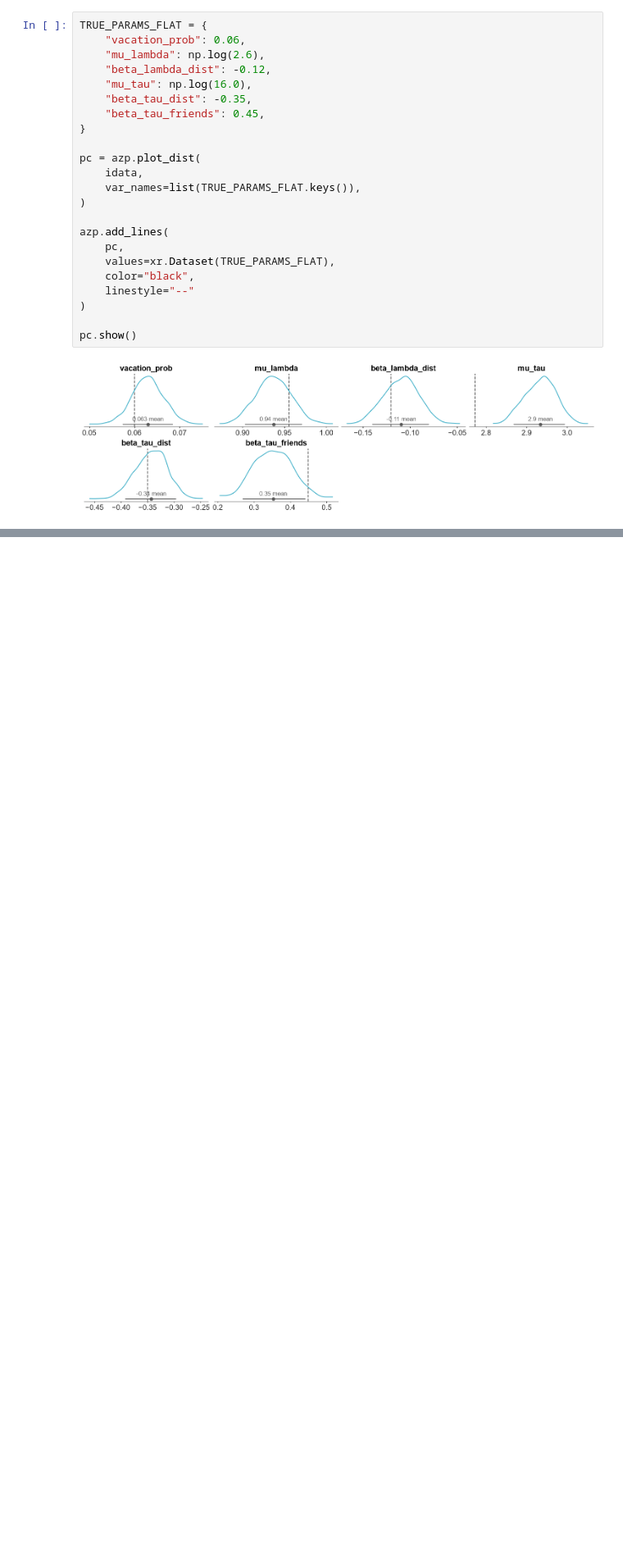
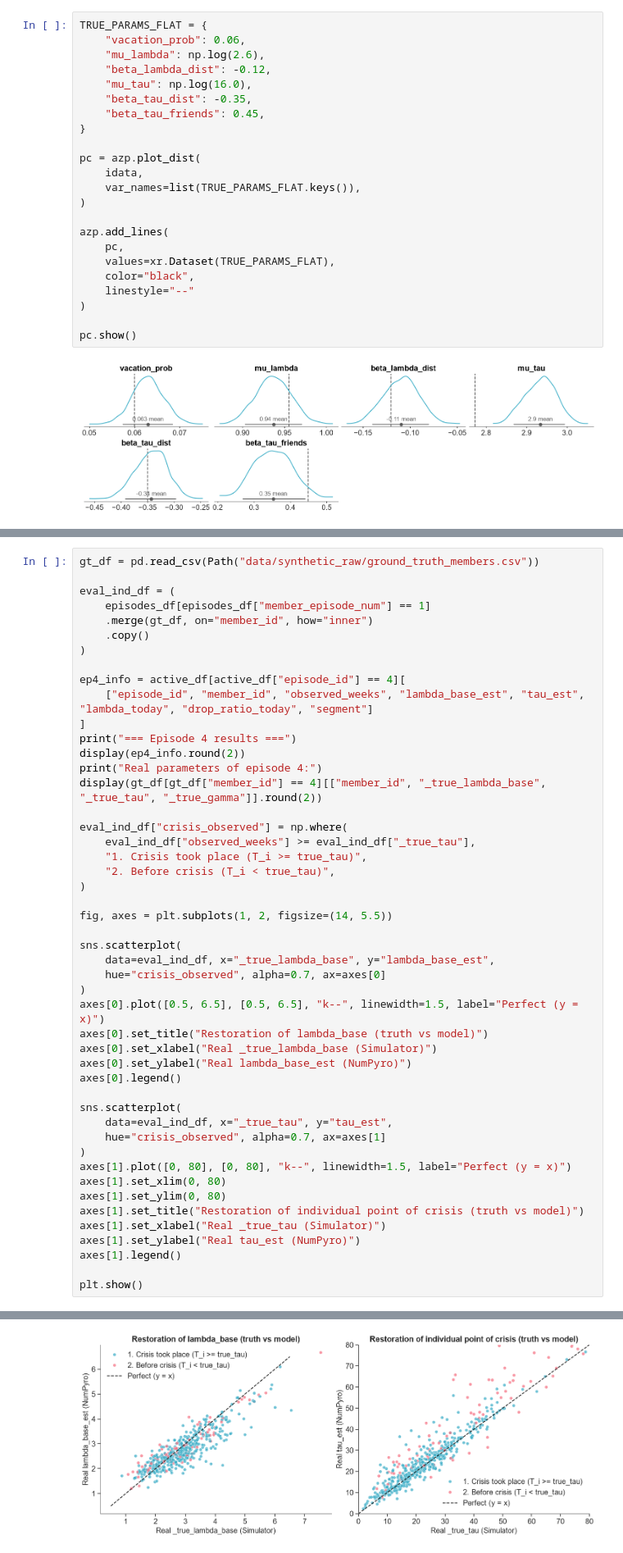
Before and after one commit to mszulak/gym-churn-project, a Jupyter notebook: notebooks/04_numpyro_habit_model.ipynb, the cells around one changed output, grey strips where cells are left out. Shown at 82% size. Drawn from its saved outputs; the diff is of its cells as text; blank space fills up the shorter version.

```diff
--- a/notebooks/04_numpyro_habit_model.ipynb
+++ b/notebooks/04_numpyro_habit_model.ipynb
@@ -258,0 +436,49 @@ SVI training finished in: 29.63 seconds
+# %%
+gt_df = pd.read_csv(Path("data/synthetic_raw/ground_truth_members.csv"))
+
+eval_ind_df = (
+    episodes_df[episodes_df["member_episode_num"] == 1]
+    .merge(gt_df, on="member_id", how="inner")
+    .copy()
+)
+
+ep4_info = active_df[active_df["episode_id"] == 4][
+    ["episode_id", "member_id", "observed_weeks", "lambda_base_est", "tau_est", "lambda_today", "drop_ratio_today", "segment"]
+]
+print("=== Episode 4 results ===")
+display(ep4_info.round(2))
+print("Real parameters of episode 4:")
+display(gt_df[gt_df["member_id"] == 4][["member_id", "_true_lambda_base", "_true_tau", "_true_gamma"]].round(2))
+
+eval_ind_df["crisis_observed"] = np.where(
+    eval_ind_df["observed_weeks"] >= eval_ind_df["_true_tau"],
+    "1. Crisis took place (T_i >= true_tau)",
+    "2. Before crisis (T_i < true_tau)",
+)
+
+fig, axes = plt.subplots(1, 2, figsize=(14, 5.5))
+
+sns.scatterplot(
+    data=eval_ind_df, x="_true_lambda_base", y="lambda_base_est",
+    hue="crisis_observed", alpha=0.7, ax=axes[0]
+)
+axes[0].plot([0.5, 6.5], [0.5, 6.5], "k--", linewidth=1.5, label="Perfect (y = x)")
+axes[0].set_title("Restoration of lambda_base (truth vs model)")
+axes[0].set_xlabel("Real _true_lambda_base (Simulator)")
+axes[0].set_ylabel("Real lambda_base_est (NumPyro)")
+axes[0].legend()
+
+sns.scatterplot(
+    data=eval_ind_df, x="_true_tau", y="tau_est",
+    hue="crisis_observed", alpha=0.7, ax=axes[1]
+)
+axes[1].plot([0, 80], [0, 80], "k--", linewidth=1.5, label="Perfect (y = x)")
+axes[1].set_xlim(0, 80)
+axes[1].set_ylim(0, 80)
+axes[1].set_title("Restoration of individual point of crisis (truth vs model)")
+axes[1].set_xlabel("Real _true_tau (Simulator)")
+axes[1].set_ylabel("Real tau_est (NumPyro)")
+axes[1].legend()
+
+plt.show()
+# %% [output]
@@ -258,0 +491 @@ SVI training finished in: 29.63 seconds
+[figure, added]
```
Also changed, not shown: parts of 5 cells of this notebook.
